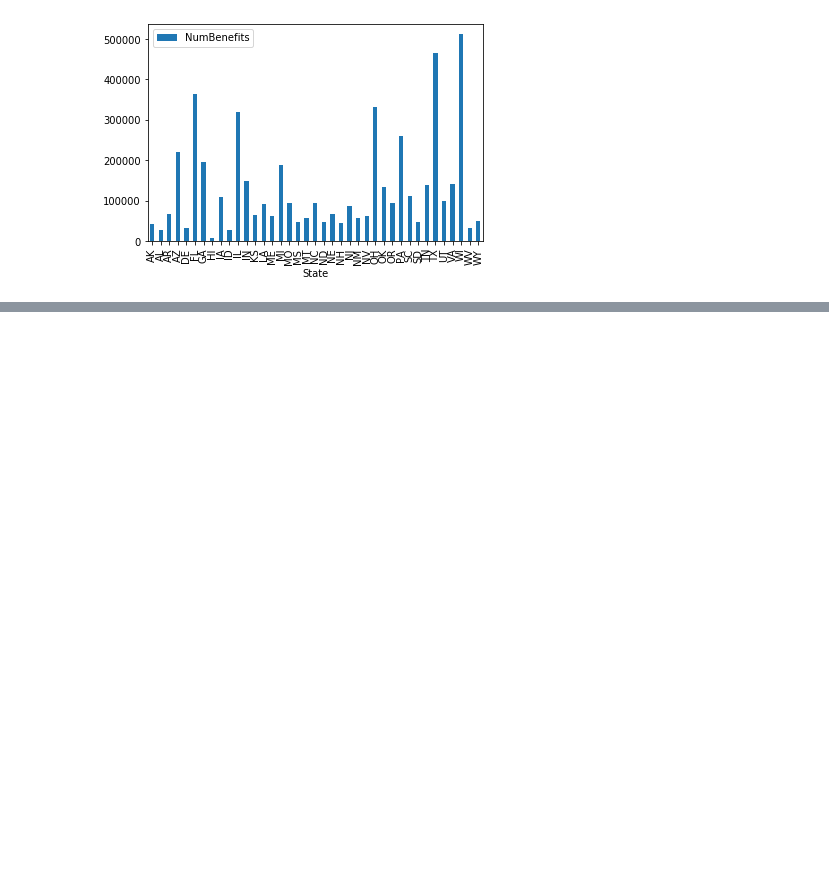
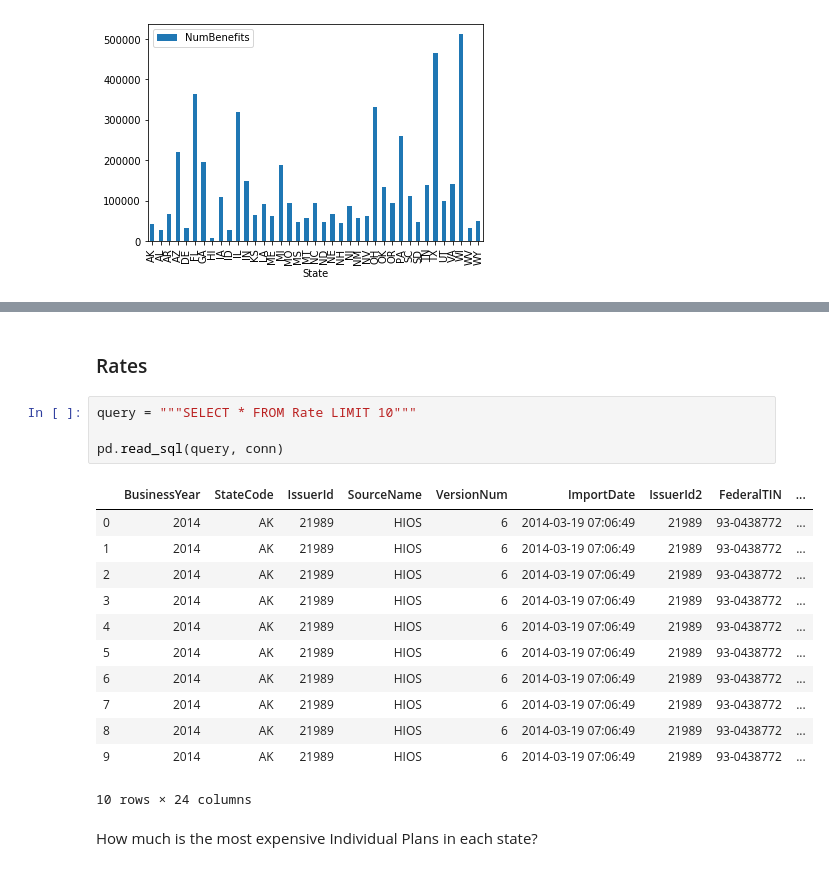
Before and after one commit to willjdew/Health_Insurance_Marketplace, a Jupyter notebook: notebooks/Health_Insurance.ipynb, the cells around one changed output, grey strips where cells are left out. Drawn from its saved outputs; the diff is of its cells as text; blank space fills up the shorter version.

```diff
--- a/notebooks/Health_Insurance.ipynb
+++ b/notebooks/Health_Insurance.ipynb
@@ -234,3 +252,24 @@ fetch_sql_df(query)
 | 36 | WI | Routine Dental Services (Adult) |
 | 37 | WV | Routine Dental Services (Adult) |
 | 38 | WY | Routine Dental Services (Adult) |
+# %% [markdown]
+### Rates
+# %%
+query = """SELECT * FROM Rate LIMIT 10"""
+
+pd.read_sql(query, conn)
+# %% [output]
+|  | BusinessYear | StateCode | IssuerId | SourceName | VersionNum | ImportDate | IssuerId2 | FederalTIN | ... |
+| 0 | 2014 | AK | 21989 | HIOS | 6 | 2014-03-19 07:06:49 | 21989 | 93-0438772 | ... |
+| 1 | 2014 | AK | 21989 | HIOS | 6 | 2014-03-19 07:06:49 | 21989 | 93-0438772 | ... |
+| 2 | 2014 | AK | 21989 | HIOS | 6 | 2014-03-19 07:06:49 | 21989 | 93-0438772 | ... |
+| 3 | 2014 | AK | 21989 | HIOS | 6 | 2014-03-19 07:06:49 | 21989 | 93-0438772 | ... |
+| 4 | 2014 | AK | 21989 | HIOS | 6 | 2014-03-19 07:06:49 | 21989 | 93-0438772 | ... |
+| 5 | 2014 | AK | 21989 | HIOS | 6 | 2014-03-19 07:06:49 | 21989 | 93-0438772 | ... |
+| 6 | 2014 | AK | 21989 | HIOS | 6 | 2014-03-19 07:06:49 | 21989 | 93-0438772 | ... |
+| 7 | 2014 | AK | 21989 | HIOS | 6 | 2014-03-19 07:06:49 | 21989 | 93-0438772 | ... |
+| 8 | 2014 | AK | 21989 | HIOS | 6 | 2014-03-19 07:06:49 | 21989 | 93-0438772 | ... |
+| 9 | 2014 | AK | 21989 | HIOS | 6 | 2014-03-19 07:06:49 | 21989 | 93-0438772 | ... |
+10 rows × 24 columns
+# %% [markdown]
+How much is the most expensive Individual Plans in each state?
```
Also changed, not shown: parts of 38 cells of this notebook.
